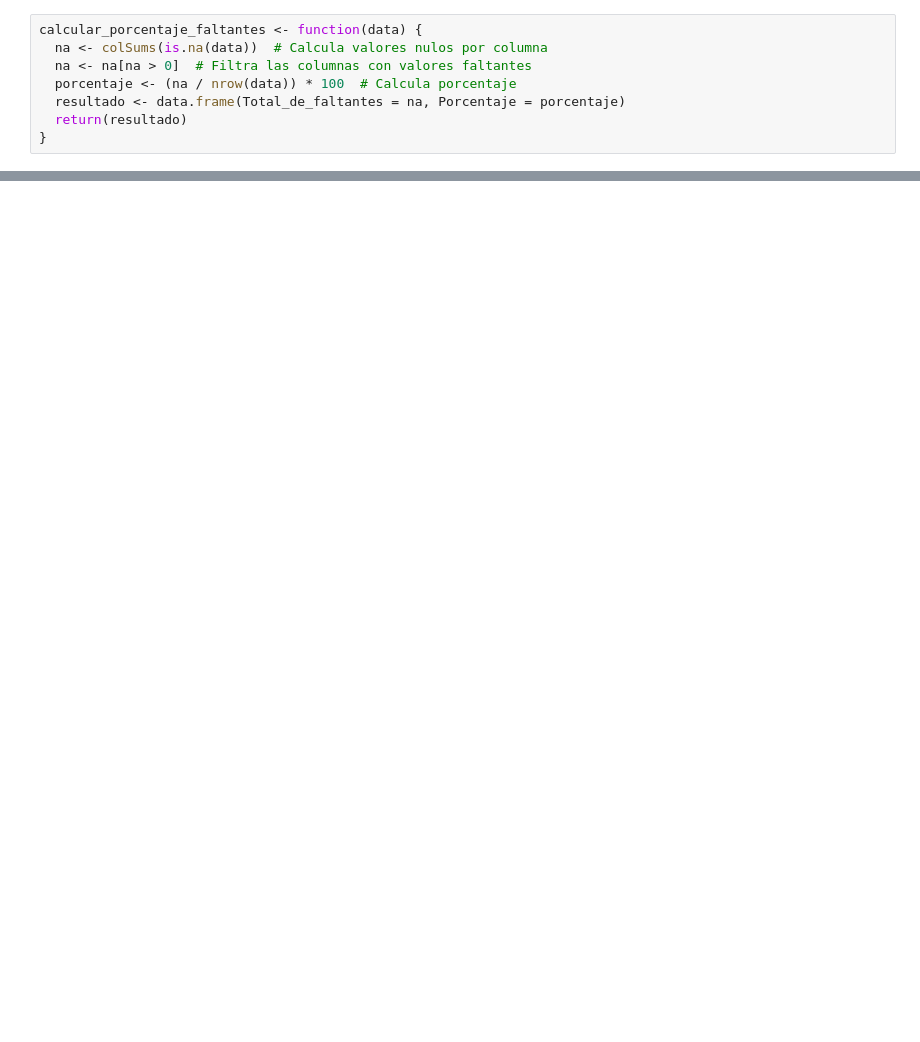
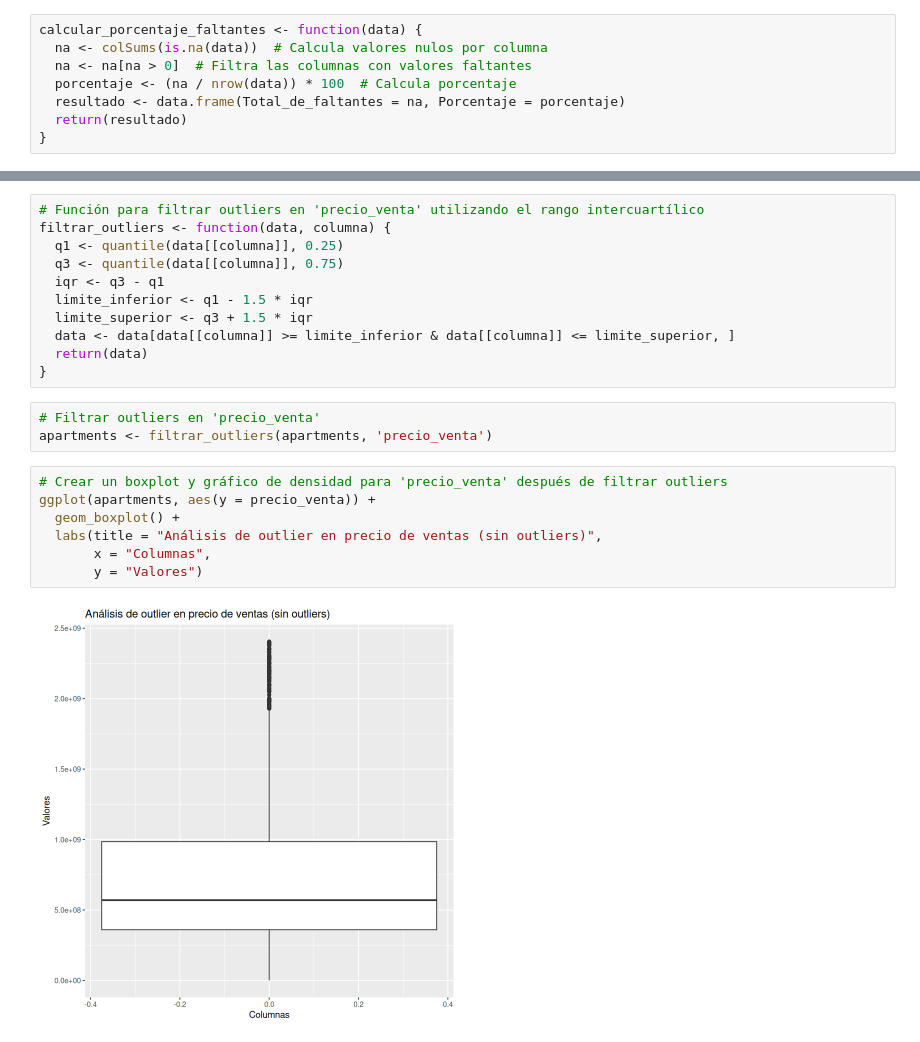
Before and after one commit to Sergio99778/bedu-R-project, a Jupyter notebook: main.ipynb, the cells around one changed output, grey strips where cells are left out. Cells and saved outputs as stored; diff of their text form; blank space fills up the shorter version.

```diff
--- a/main.ipynb
+++ b/main.ipynb
@@ -107,0 +181,23 @@ ggplot(resultado_faltantes, aes(x = reorder(rownames(resultado_faltantes), Porce
+# %%
+# Función para filtrar outliers en 'precio_venta' utilizando el rango intercuartílico
+filtrar_outliers <- function(data, columna) {
+  q1 <- quantile(data[[columna]], 0.25)
+  q3 <- quantile(data[[columna]], 0.75)
+  iqr <- q3 - q1
+  limite_inferior <- q1 - 1.5 * iqr
+  limite_superior <- q3 + 1.5 * iqr
+  data <- data[data[[columna]] >= limite_inferior & data[[columna]] <= limite_superior, ]
+  return(data)
+}
+# %%
+# Filtrar outliers en 'precio_venta'
+apartments <- filtrar_outliers(apartments, 'precio_venta')
+# %%
+# Crear un boxplot y gráfico de densidad para 'precio_venta' después de filtrar outliers
+ggplot(apartments, aes(y = precio_venta)) +
+  geom_boxplot() +
+  labs(title = "Análisis de outlier en precio de ventas (sin outliers)",
+       x = "Columnas",
+       y = "Valores")
+# %% [output]
+[figure, added]
```
Also changed, not shown: parts of 24 cells of this notebook.
